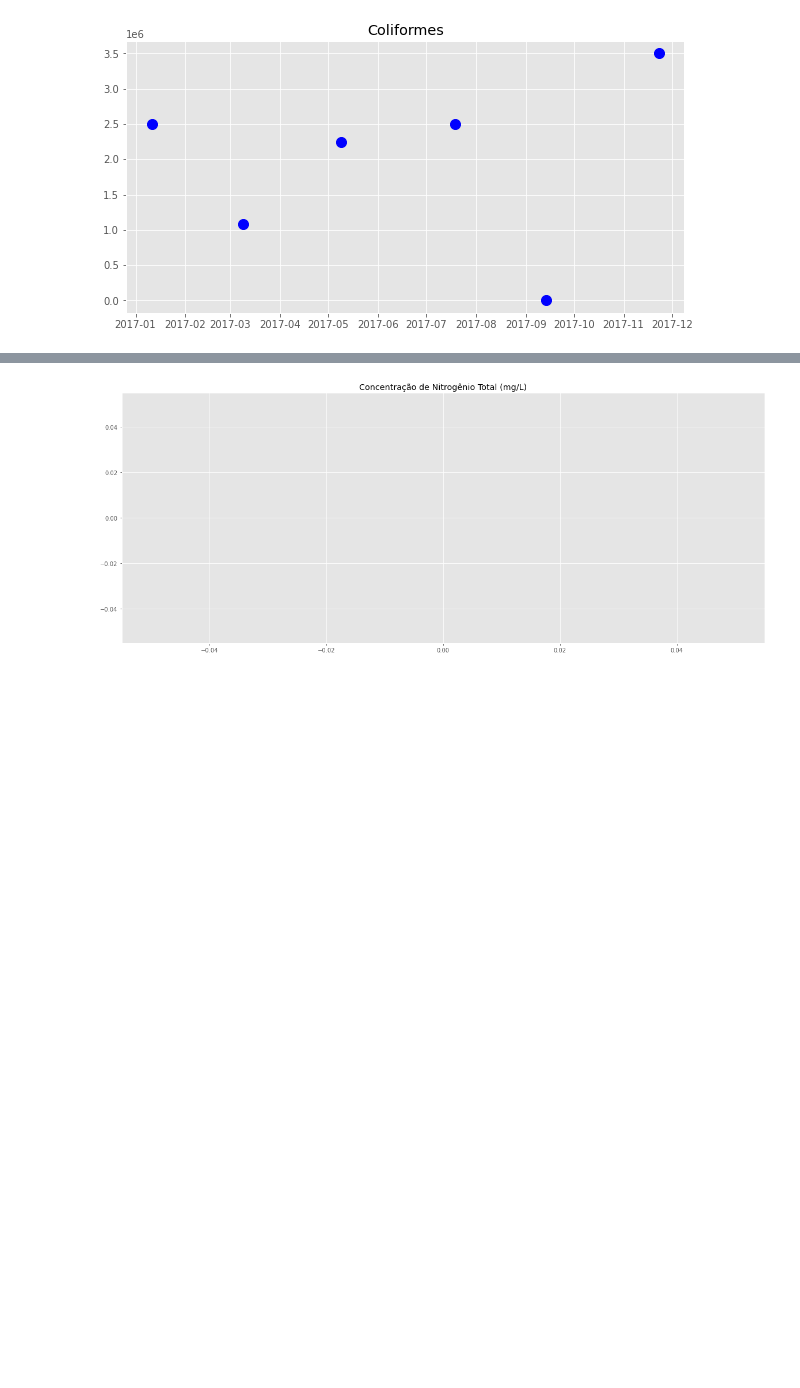
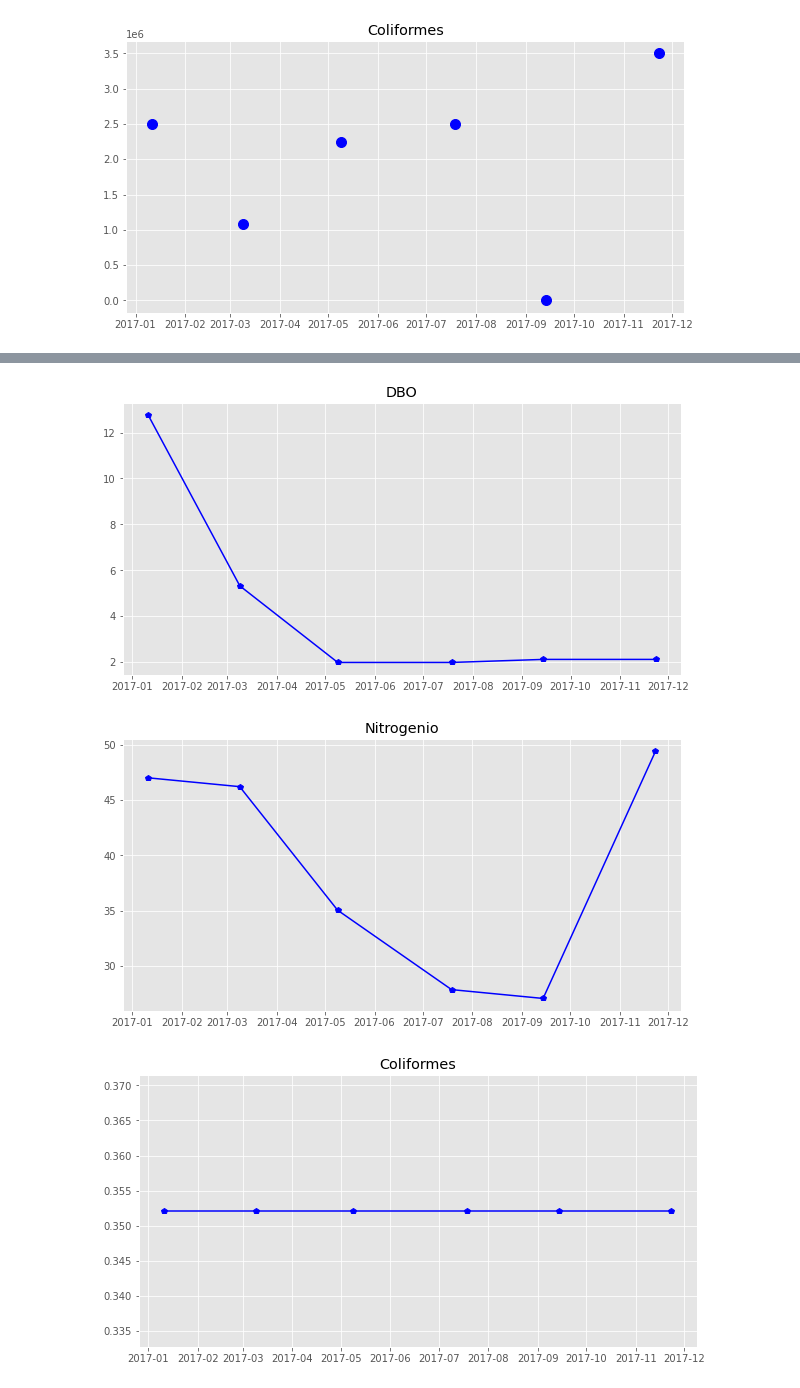
Before and after one commit to arthurfc12/IQA-QTA, a Jupyter notebook: P3_1.ipynb, the cells around one changed output, grey strips where cells are left out. Drawn from its saved outputs; the diff is of its cells as text; code cells hidden in the pictures; blank space fills up the shorter version.

```diff
--- a/P3_1.ipynb
+++ b/P3_1.ipynb
@@ -232,8 +167,0 @@ plt.show()
-# %%
-plt.figure(figsize=(20,8))
-plt.bar(data_.index, data_['Nitrogenio'], color="#8cd1bf")
-plt.title('Concentração de Nitrogênio Total (mg/L)')
-plt.savefig("Nitrogenio2.png")
-plt.show()
-# %% [output]
-[figure, removed]
@@ -239,0 +190,51 @@ plt.show()
+# %%
+iqa_dates = [_data.index[0],_data.index[1],_data.index[2],_data.index[3],_data.index[4],_data.index[5]]
+# %%
+plt.figure(figsize=(10,5))
+plt.plot(iqa_dates, q_data["DBO"], "-pb")
+plt.title("DBO")
+plt.show()
+
+plt.figure(figsize=(10,5))
+plt.plot(iqa_dates, q_data["Nitrogenio"], "-pb")
+plt.title("Nitrogenio")
+plt.show()
+
+plt.figure(figsize=(10,5))
+plt.plot(iqa_dates, q_data["Coliformes"], "-pb")
+plt.title("Coliformes")
+plt.show()
+
+plt.figure(figsize=(10,5))
+plt.plot(iqa_dates, q_data["pH"], "-pb")
+plt.title("pH")
+plt.show()
+
+plt.figure(figsize=(10,5))
+plt.plot(iqa_dates, q_data["Oxigenio"], "-pb")
+plt.title("Oxigenio")
+plt.show()
+
+plt.figure(figsize=(10,5))
+plt.plot(iqa_dates, q_data["Temperatura"], "-pb")
+plt.title("Temperatura")
+plt.show()
+
+plt.figure(figsize=(10,5))
+plt.plot(iqa_dates, q_data["Fosforo"], "-pb")
+plt.title("Fosforo")
+plt.show()
+
+plt.figure(figsize=(10,5))
+plt.plot(iqa_dates, q_data["Turbidez"], "-pb")
+plt.title("Turbidez")
+plt.show()
+
+plt.figure(figsize=(10,5))
+plt.plot(iqa_dates, q_data["Residuos"], "-pb")
+plt.title("Residuos")
+plt.show()
+# %% [output]
+[figure, added]
+[figure, added]
+[figure, added]
```
Also changed, not shown: parts of 13 cells of this notebook, 10 other files.
